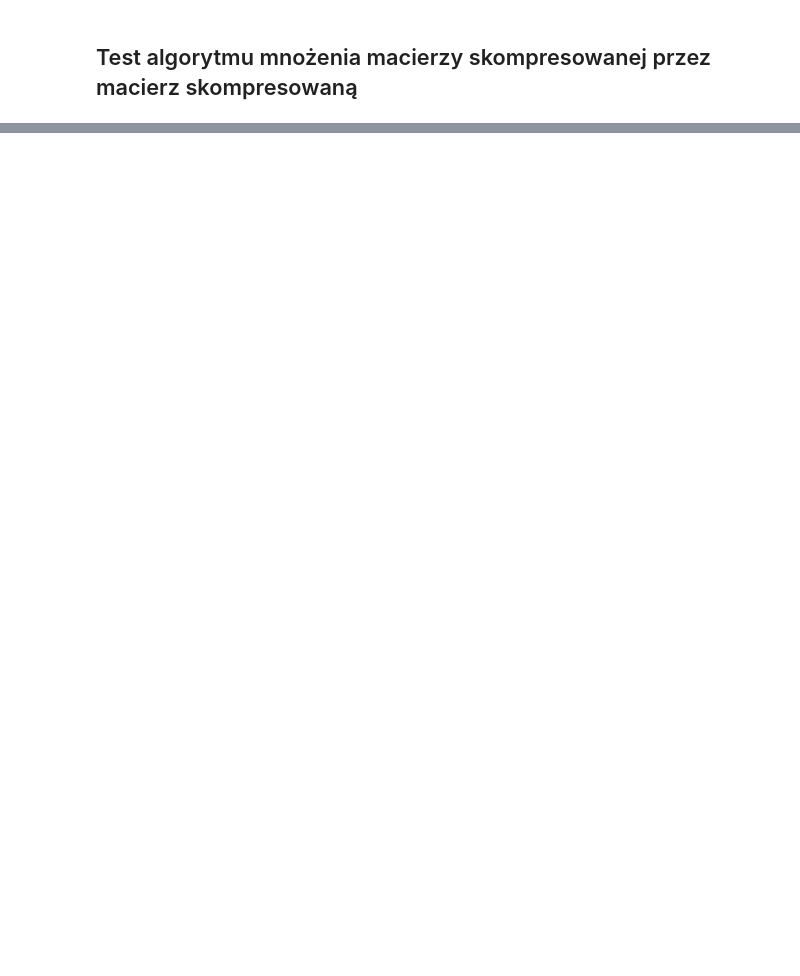
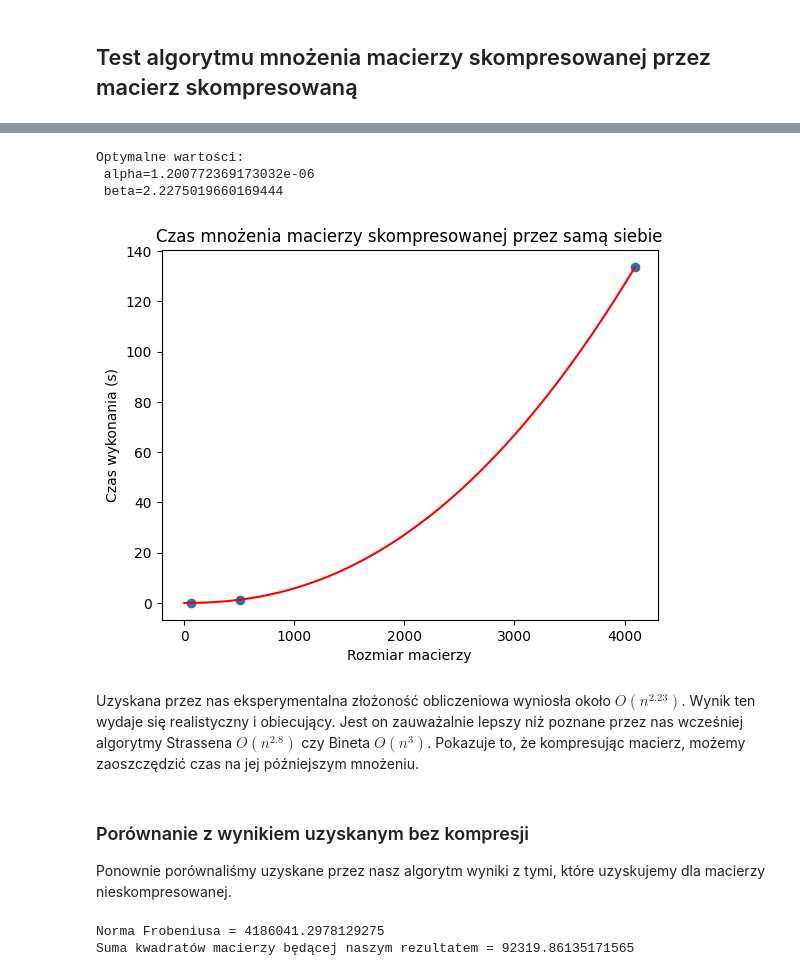
Before and after one commit to krzysztof-kopel/AlgoMacierzowe, a Jupyter notebook: lab4/lab4.ipynb, the cells around one changed output, grey strips where cells are left out. Drawn from its saved outputs; the diff is of its cells as text; code cells hidden in the pictures; blank space fills up the shorter version.

```diff
--- a/lab4/lab4.ipynb
+++ b/lab4/lab4.ipynb
@@ -258,0 +225,31 @@ plt.show()
+# %%
+params, _ = curve_fit(fun, list(times.keys()), list(times.values()))
+# %%
+print(f"Optymalne wartości:\n alpha={params[0]}\n beta={params[1]}")
+# %% [output]
+Optymalne wartości:
+ alpha=1.200772369173032e-06
+ beta=2.2275019660169444
+# %%
+plt.scatter(times.keys(), times.values())
+plt.title("Czas mnożenia macierzy skompresowanej przez samą siebie")
+plt.xlabel("Rozmiar macierzy")
+plt.ylabel("Czas wykonania (s)")
+plt.plot(range(1, 4097), [fun(i, params[0], params[1]) for i in range(1, 4097)], color="red")
+plt.show()
+# %% [output]
+[figure, added]
+# %% [markdown]
+Uzyskana przez nas eksperymentalna złożoność obliczeniowa wyniosła około $O(n^{2.23})$. Wynik ten wydaje się realistyczny i obiecujący. Jest on zauważalnie lepszy niż poznane przez nas wcześniej algorytmy Strassena $O(n^{2.8})$ czy Bineta $O(n^3)$. Pokazuje to, że kompresując macierz, możemy zaoszczędzić czas na jej późniejszym mnożeniu.
+# %% [markdown]
+### Porównanie z wynikiem uzyskanym bez kompresji
+Ponownie porównaliśmy uzyskane przez nasz algorytm wyniki z tymi, które uzyskujemy dla macierzy nieskompresowanej.
+# %%
+correct_result = example_matrices[-1][0] @ example_matrices[-1][0]
+our_result = CompressedMatrixOperations.matrix_matrix_mult(matrices_compressed[-1][0], matrices_compressed[-1][0])
+our_result = our_result.reconstruct_image((4096, 4096))
+print(f"Norma Frobeniusa = {np.linalg.norm(correct_result - our_result, "fro")}")
+print(f"Suma kwadratów macierzy będącej naszym rezultatem = {np.linalg.norm(our_result, "fro")}")
+# %% [output]
+Norma Frobeniusa = 4186041.2978129275
+Suma kwadratów macierzy będącej naszym rezultatem = 92319.86135171565
```
Also changed, not shown: parts of 14 cells of this notebook.
